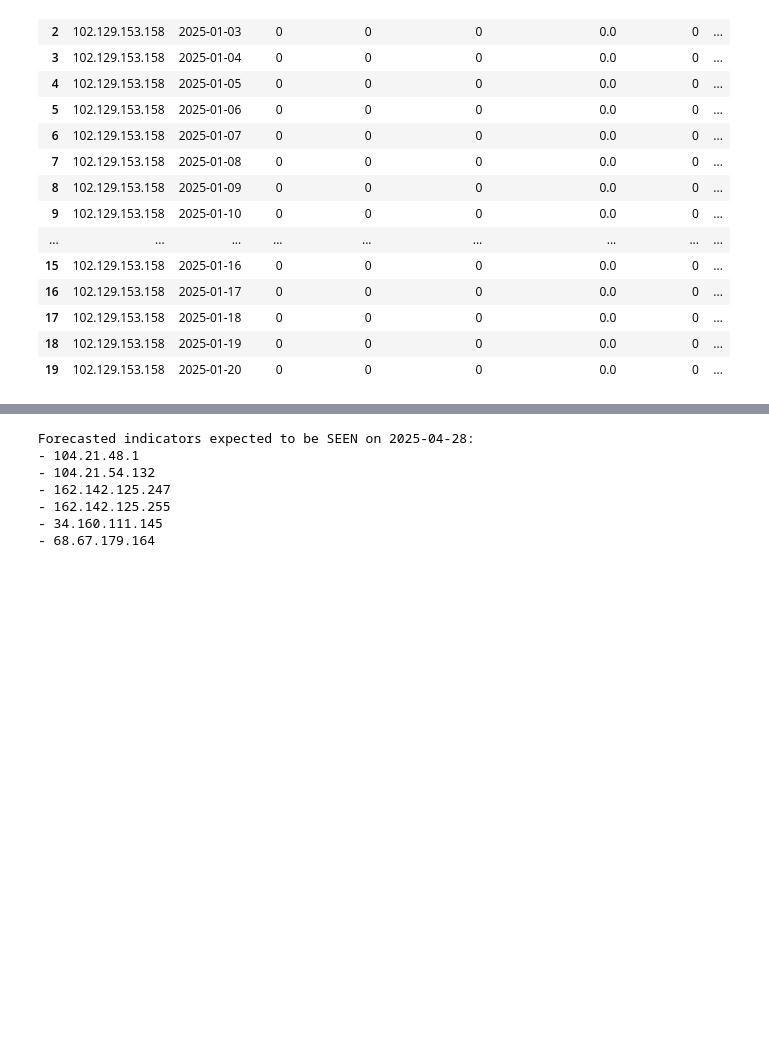
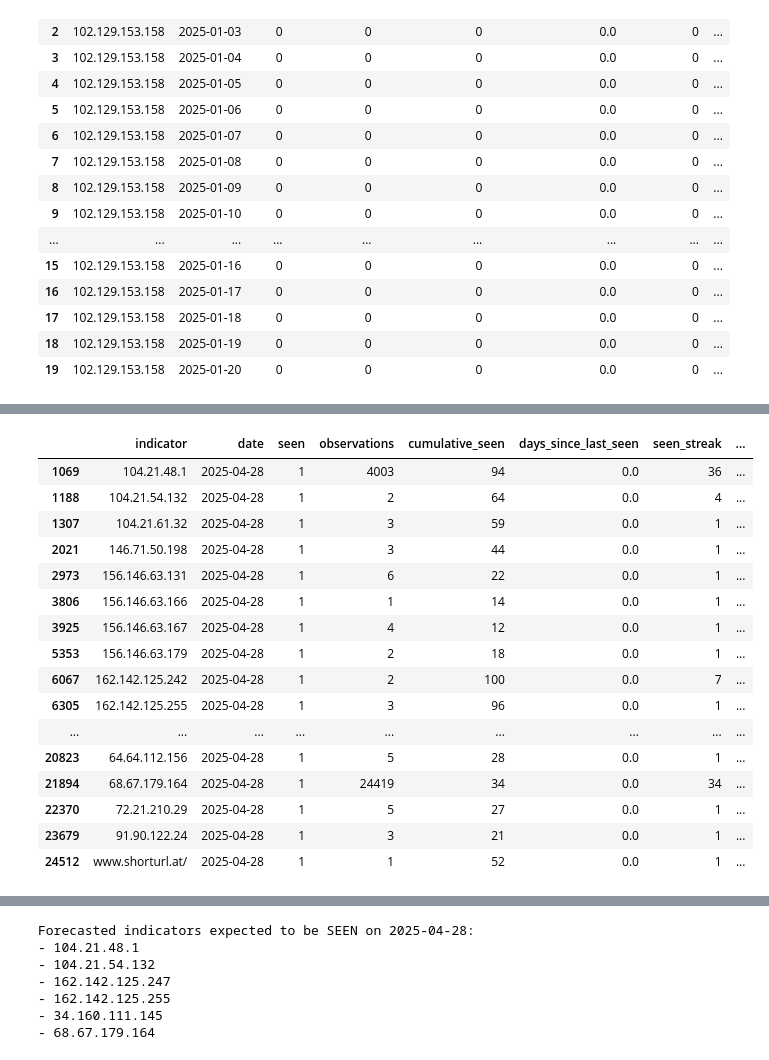
Before and after one commit to jaytlinaskew-OIS/HTOC, a Jupyter notebook: notebooks/observationEventForecasting/playground.ipynb, the cells around one changed output, grey strips where cells are left out. Drawn from its saved outputs; the diff is of its cells as text; code cells hidden in the pictures; blank space fills up the shorter version.

```diff
--- a/notebooks/observationEventForecasting/playground.ipynb
+++ b/notebooks/observationEventForecasting/playground.ipynb
@@ -320,0 +294,24 @@ df_with_predictability
+# %%
+# Recompute predictability stats using the actual column structure in the provided DataFrame
+# Criteria: sufficient activity, consistency, and some streak memory
+
+# Total seen per indicator
+indicator_stats = temporal_features_df.groupby('indicator').agg(
+    total_seen=('seen', 'sum'),
+    total_days=('seen', 'count'),
+    max_seen_streak=('seen_streak', 'max'),
+    seen_ratio=('seen', 'mean')
+).reset_index()
+
+# Define predictability condition more clearly based on real columns
+indicator_stats['is_predictable'] = (
+    (indicator_stats['total_seen'] >= 5) &
+    (indicator_stats['seen_ratio'] >= 0.10) &
+    (indicator_stats['max_seen_streak'] >= 2)
+)
+
+# Merge back with main DataFrame
+df_with_tags = temporal_features_df.merge(indicator_stats[['indicator', 'is_predictable']], on='indicator', how='left')
+
+model_data = df_with_tags[df_with_tags['is_predictable'] == True]
+model_data
@@ -320,0 +332,21 @@ df_with_predictability
+# %%
+acutals = model_data[(model_data['date'] == '2025-04-28') & (model_data['seen'] == 1)]
+acutals
+# %% [output]
+|  | indicator | date | seen | observations | cumulative_seen | days_since_last_seen | seen_streak | ... |
+| 1069 | 104.21.48.1 | 2025-04-28 | 1 | 4003 | 94 | 0.0 | 36 | ... |
+| 1188 | 104.21.54.132 | 2025-04-28 | 1 | 2 | 64 | 0.0 | 4 | ... |
+| 1307 | 104.21.61.32 | 2025-04-28 | 1 | 3 | 59 | 0.0 | 1 | ... |
+| 2021 | 146.71.50.198 | 2025-04-28 | 1 | 3 | 44 | 0.0 | 1 | ... |
+| 2973 | 156.146.63.131 | 2025-04-28 | 1 | 6 | 22 | 0.0 | 1 | ... |
+| 3806 | 156.146.63.166 | 2025-04-28 | 1 | 1 | 14 | 0.0 | 1 | ... |
+| 3925 | 156.146.63.167 | 2025-04-28 | 1 | 4 | 12 | 0.0 | 1 | ... |
+| 5353 | 156.146.63.179 | 2025-04-28 | 1 | 2 | 18 | 0.0 | 1 | ... |
+| 6067 | 162.142.125.242 | 2025-04-28 | 1 | 2 | 100 | 0.0 | 7 | ... |
+| 6305 | 162.142.125.255 | 2025-04-28 | 1 | 3 | 96 | 0.0 | 1 | ... |
+| ... | ... | ... | ... | ... | ... | ... | ... | ... |
+| 20823 | 64.64.112.156 | 2025-04-28 | 1 | 5 | 28 | 0.0 | 1 | ... |
+| 21894 | 68.67.179.164 | 2025-04-28 | 1 | 24419 | 34 | 0.0 | 34 | ... |
+| 22370 | 72.21.210.29 | 2025-04-28 | 1 | 5 | 27 | 0.0 | 1 | ... |
+| 23679 | 91.90.122.24 | 2025-04-28 | 1 | 3 | 21 | 0.0 | 1 | ... |
+| 24512 | www.shorturl.at/ | 2025-04-28 | 1 | 1 | 52 | 0.0 | 1 | ... |
```
Also changed, not shown: parts of 5 cells of this notebook, 2 other files.
